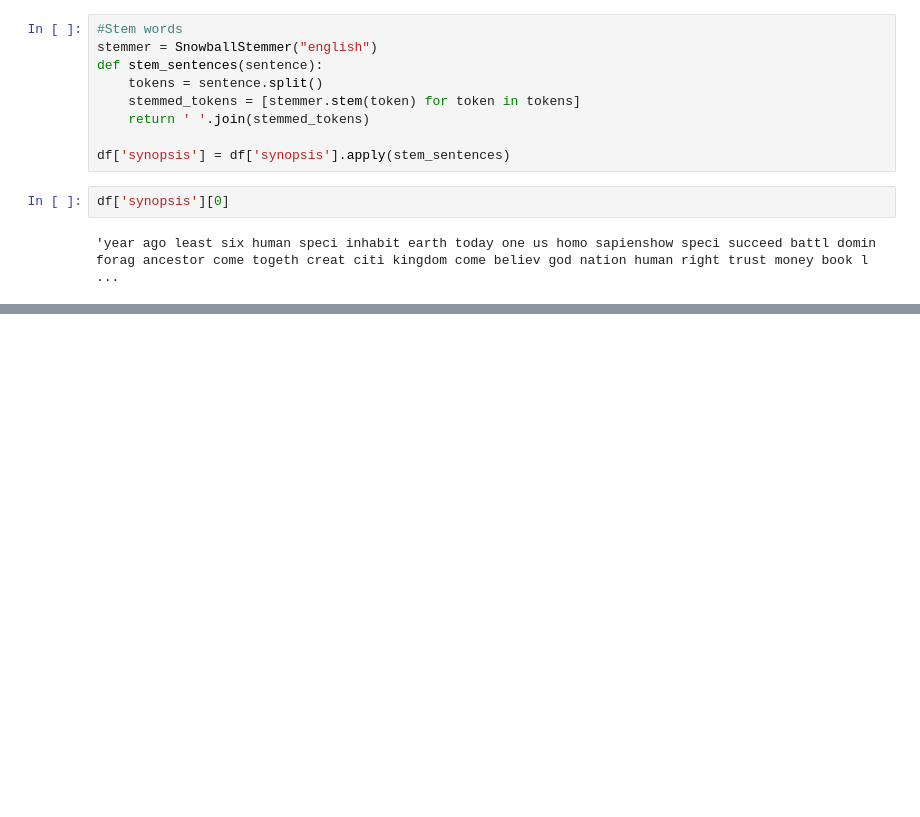
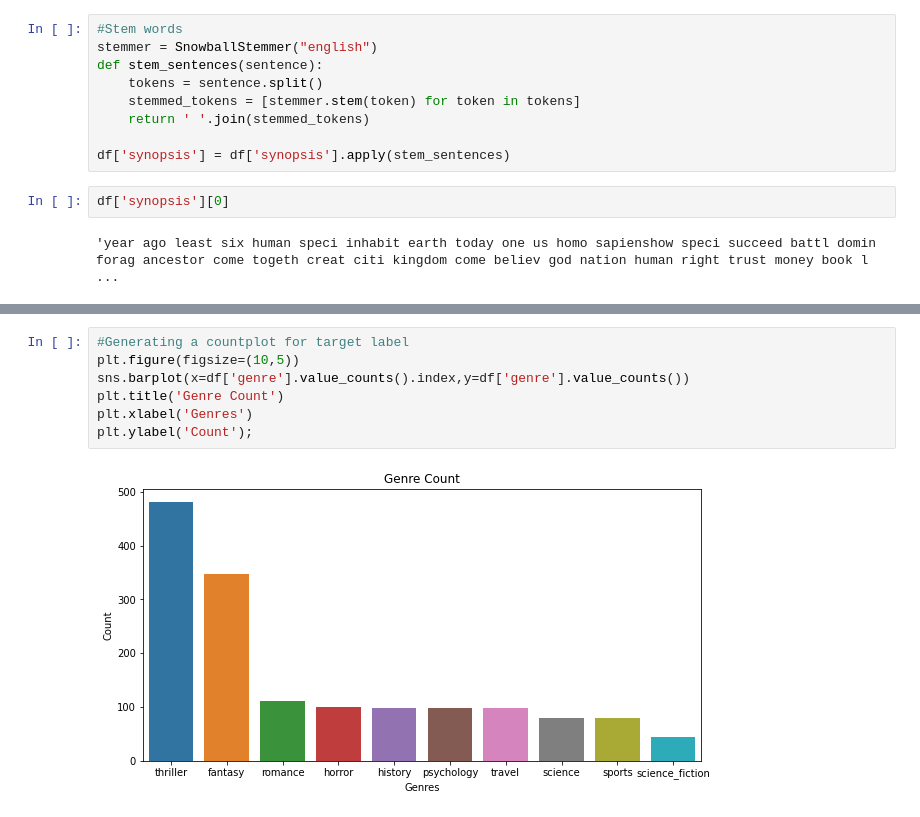
Before and after one commit to srkcheema/SentimentAnalysis, a Jupyter notebook: GenreClassification.ipynb, the cells around one changed output, grey strips where cells are left out. Saved outputs shown, nothing was run; the diff lists cells and outputs as text; blank space fills up the shorter version.

```diff
--- a/GenreClassification.ipynb
+++ b/GenreClassification.ipynb
@@ -236,0 +251,9 @@ df.head()
+# %%
+#Generating a countplot for target label
+plt.figure(figsize=(10,5))
+sns.barplot(x=df['genre'].value_counts().index,y=df['genre'].value_counts())
+plt.title('Genre Count')
+plt.xlabel('Genres')
+plt.ylabel('Count');
+# %% [output]
+[figure, added]
```
Also changed, not shown: parts of 8 cells of this notebook.
